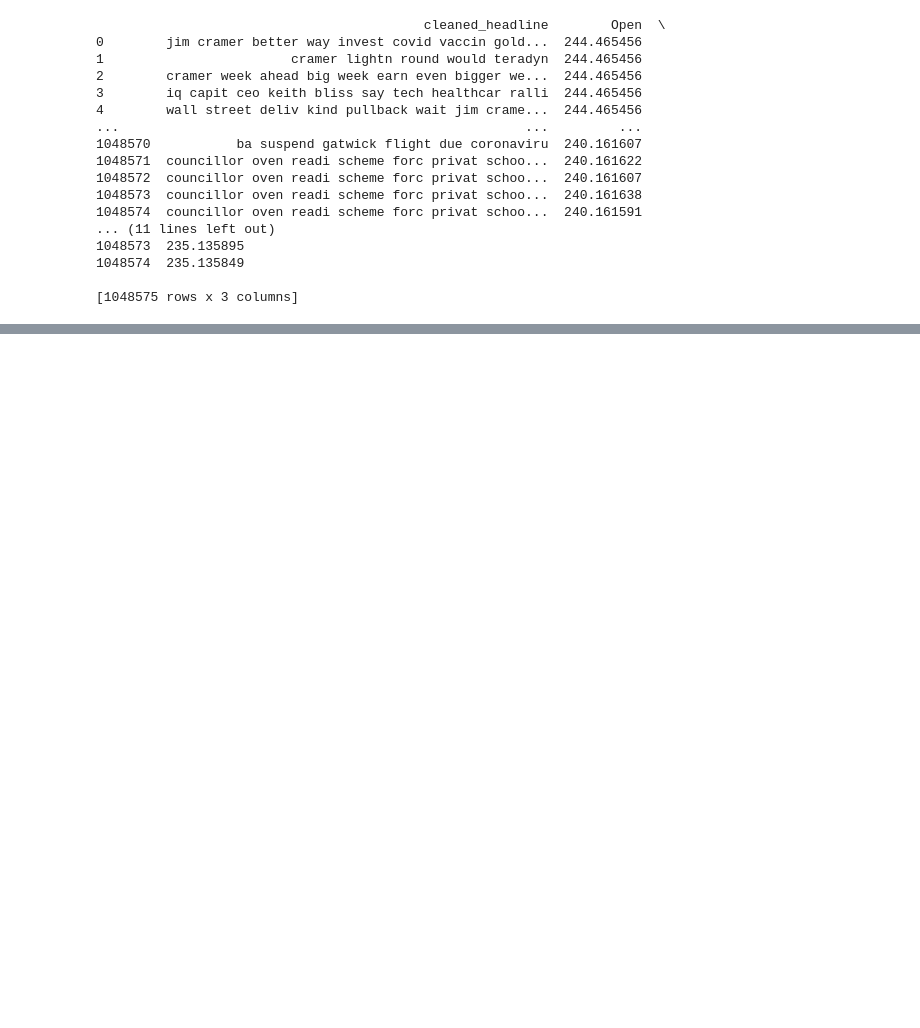
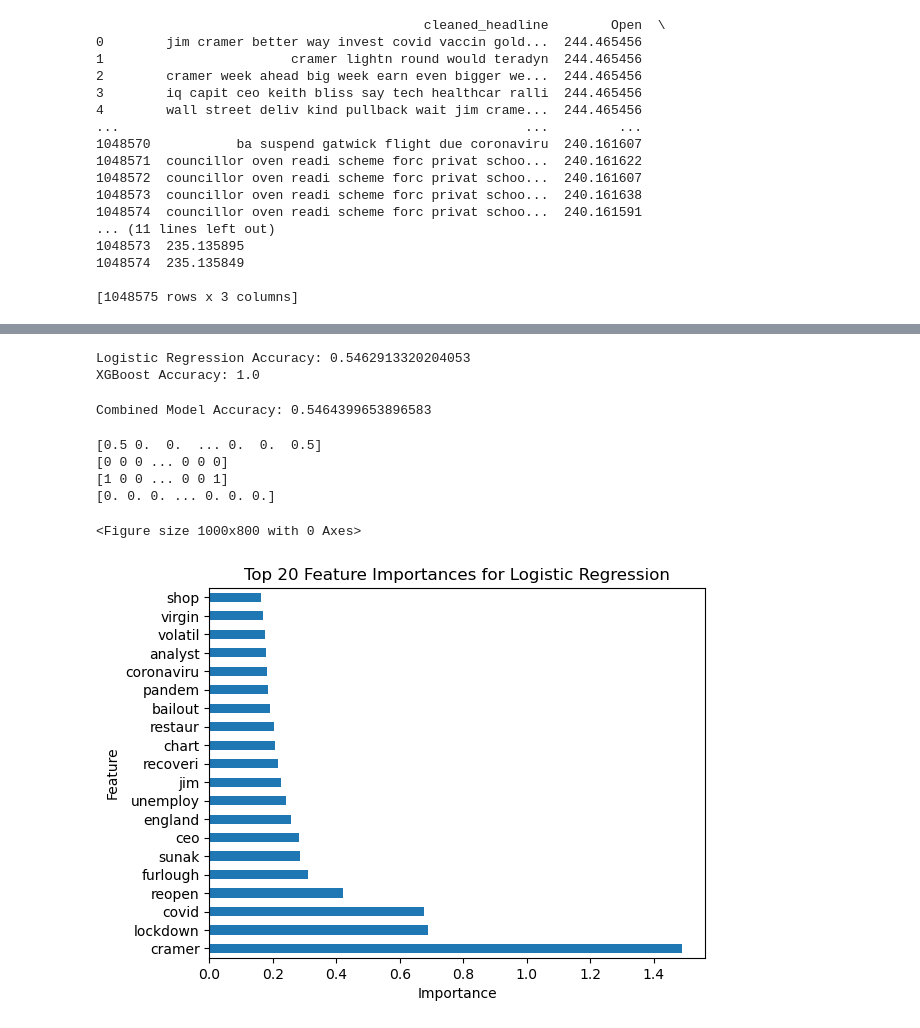
Before and after one commit to hgulati2190/SP500-Predictor-Using-NLP, a Jupyter notebook: 02. Model Selection & Explanation/salma_model_training.ipynb, the cells around one changed output, grey strips where cells are left out. Saved outputs shown, nothing was run; the diff lists cells and outputs as text; code cells hidden in the pictures; blank space fills up the shorter version.

```diff
--- a/02. Model Selection & Explanation/salma_model_training.ipynb
+++ b/02. Model Selection & Explanation/salma_model_training.ipynb
@@ -254,0 +193,6 @@ weighted avg       1.00      1.00      1.00    753532
+# %%
+
+# Initialize StandardScaler for Open prices
+scaler = StandardScaler()
+X_open_train_scaled = scaler.fit_transform(X_open_train)
+X_open_test_scaled = scaler.transform(X_open_test)
@@ -254,0 +209,6 @@ weighted avg       1.00      1.00      1.00    753532
+# %%
+vectorizer = TfidfVectorizer(max_features=1000)
+
+# get tf-df values
+X_train_text_tfidf = vectorizer .fit_transform(X_train_text['cleaned_headline'])
+X_test_text_tfidf = vectorizer.transform(X_test_text['cleaned_headline'])
@@ -254,0 +241,8 @@ weighted avg       1.00      1.00      1.00    753532
+# %%
+
+# Train XGBoost for numerical features
+xgb_model = xgb.XGBClassifier(objective='binary:logistic', n_estimators=100, learning_rate=0.1,
+    alpha=1,
+    # L1 regularization term on weights
+    )  # L2 regularization term on weights
+xgb_model.fit(X_open_train_scaled, y_train)
@@ -254,0 +261,4 @@ weighted avg       1.00      1.00      1.00    753532
+# %%
+# Train Logistic Regression for text data
+log_reg = LogisticRegression(max_iter=1000)
+log_reg.fit(X_train_text_tfidf, y_train)
@@ -254,0 +277,9 @@ weighted avg       1.00      1.00      1.00    753532
+# %%
+# Evaluate Logistic Regression
+print(f'Logistic Regression Accuracy: {accuracy_score(y_test, y_pred_text)}')
+
+# Evaluate XGBoost
+print(f'XGBoost Accuracy: {accuracy_score(y_test, y_pred_open)}')
+# %% [output]
+Logistic Regression Accuracy: 0.5462913320204053
+XGBoost Accuracy: 1.0
@@ -254,0 +297,42 @@ weighted avg       1.00      1.00      1.00    753532
+# %%
+# Combine predictions and evaluate
+combined_preds = combine_predictions(y_pred_text, y_pred_open)
+final_preds = final_prediction(combined_preds)
+
+print(f'Combined Model Accuracy: {accuracy_score(y_test, final_preds)}')
+# %% [output]
+Combined Model Accuracy: 0.5464399653896583
+# %%
+
+print(combined_preds)
+print(y_pred_text)
+print(y_pred_open)
+print(final_preds)
+# %% [output]
+[0.5 0.  0.  ... 0.  0.  0.5]
+[0 0 0 ... 0 0 0]
+[1 0 0 ... 0 0 1]
+[0. 0. 0. ... 0. 0. 0.]
+# %%
+
+# Feature Importance for Logistic Regression
+coefficients = log_reg.coef_.flatten()
+importance = np.abs(coefficients)
+feature_names = vectorizer.get_feature_names_out()
+
+# Create a DataFrame for visualization
+importance_df = pd.DataFrame({
+    'Feature': feature_names,
+    'Importance': importance
+}).sort_values(by='Importance', ascending=False)
+
+# Plot feature importance for Logistic Regression
+plt.figure(figsize=(10, 8))
+importance_df.head(20).plot(kind='barh', x='Feature', y='Importance', legend=False)
+plt.title('Top 20 Feature Importances for Logistic Regression')
+plt.xlabel('Importance')
+plt.ylabel('Feature')
+plt.show()
+# %% [output]
+<Figure size 1000x800 with 0 Axes>
+[figure, added]
```
Also changed, not shown: parts of 38 cells of this notebook.
